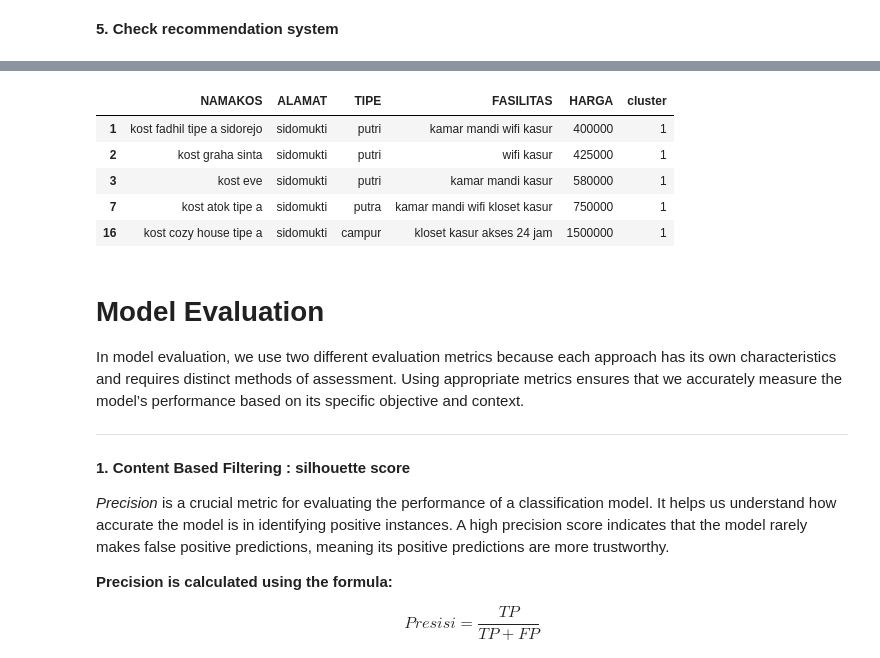
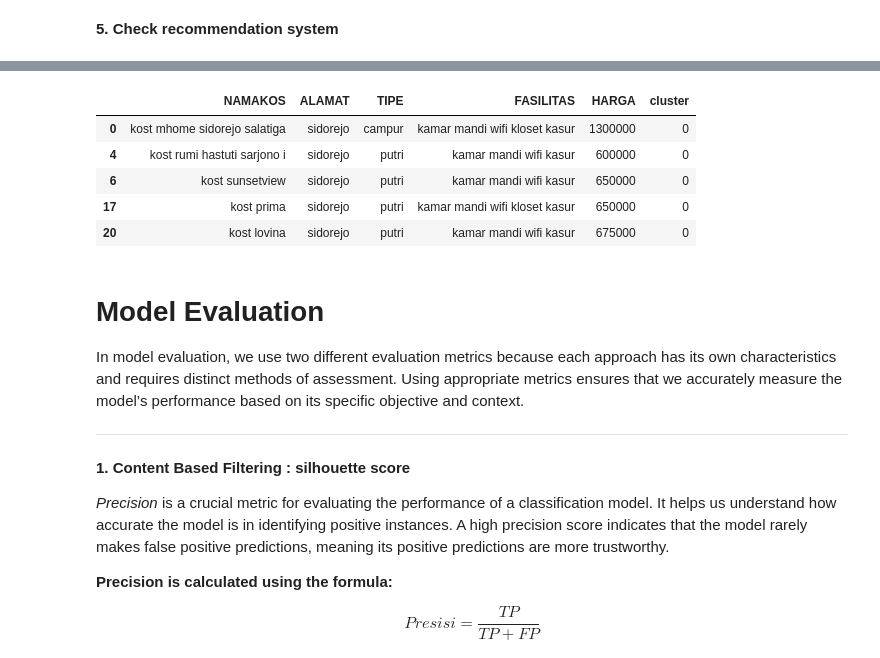
Before and after one commit to imanuelsteven/Mamikos-Recommendation-System, a Jupyter notebook: Mamikos_Reccomendation_System.ipynb, the cells around one changed output, grey strips where cells are left out. Saved outputs shown, nothing was run; the diff lists cells and outputs as text; code cells hidden in the pictures.

```diff
--- a/Mamikos_Reccomendation_System.ipynb
+++ b/Mamikos_Reccomendation_System.ipynb
@@ -924,7 +924,7 @@ def clusterbased_recommendation(namakos_input, top_n=5):
     target_cluster = df_clean[df_clean['NAMAKOS'] == namakos_input]['cluster'].values[0]
     recommendation = df_clean[(df_clean['cluster'] == target_cluster) & (df_clean['NAMAKOS'] != namakos_input)]
 
-    return recommendation.head(top_n)[['NAMAKOS','ALAMAT','TIPE','FASILITAS','HARGA','cluster']]
+    return recommendation.head(top_n)[['NAMAKOS','ALAMAT','TIPE','FASILITAS','HARGA','cluster', '']]
 # %% [markdown]
 **5. Check recommendation system**
 # %%
@@ -935,12 +935,12 @@ df_clean.sample()
-# %%
-clusterbased_recommendation('kost bu rita')
-# %% [output]
-|  | NAMAKOS | ALAMAT | TIPE | FASILITAS | HARGA | cluster |
-| 1 | kost fadhil tipe a sidorejo | sidomukti | putri | kamar mandi wifi kasur | 400000 | 1 |
-| 2 | kost graha sinta | sidomukti | putri | wifi kasur | 425000 | 1 |
-| 3 | kost eve | sidomukti | putri | kamar mandi kasur | 580000 | 1 |
-| 7 | kost atok tipe a | sidomukti | putra | kamar mandi wifi kloset kasur | 750000 | 1 |
-| 16 | kost cozy house tipe a | sidomukti | campur | kloset kasur akses 24 jam | 1500000 | 1 |
+# %%
+clusterbased_recommendation('kost wisma shallom tipe 1')
+# %% [output]
+|  | NAMAKOS | ALAMAT | TIPE | FASILITAS | HARGA | cluster |
+| 0 | kost mhome sidorejo salatiga | sidorejo | campur | kamar mandi wifi kloset kasur | 1300000 | 0 |
+| 4 | kost rumi hastuti sarjono i | sidorejo | putri | kamar mandi wifi kasur | 600000 | 0 |
+| 6 | kost sunsetview | sidorejo | putri | kamar mandi wifi kasur | 650000 | 0 |
+| 17 | kost prima | sidorejo | putri | kamar mandi wifi kloset kasur | 650000 | 0 |
+| 20 | kost lovina | sidorejo | putri | kamar mandi wifi kasur | 675000 | 0 |
 # %% [markdown]
 # Model Evaluation
 In model evaluation, we use two different evaluation metrics because each approach has its own characteristics and requires distinct methods of assessment. Using appropriate metrics ensures that we accurately measure the model’s performance based on its specific objective and context.
```
Also changed, not shown: parts of 7 cells of this notebook, 1 other file.
